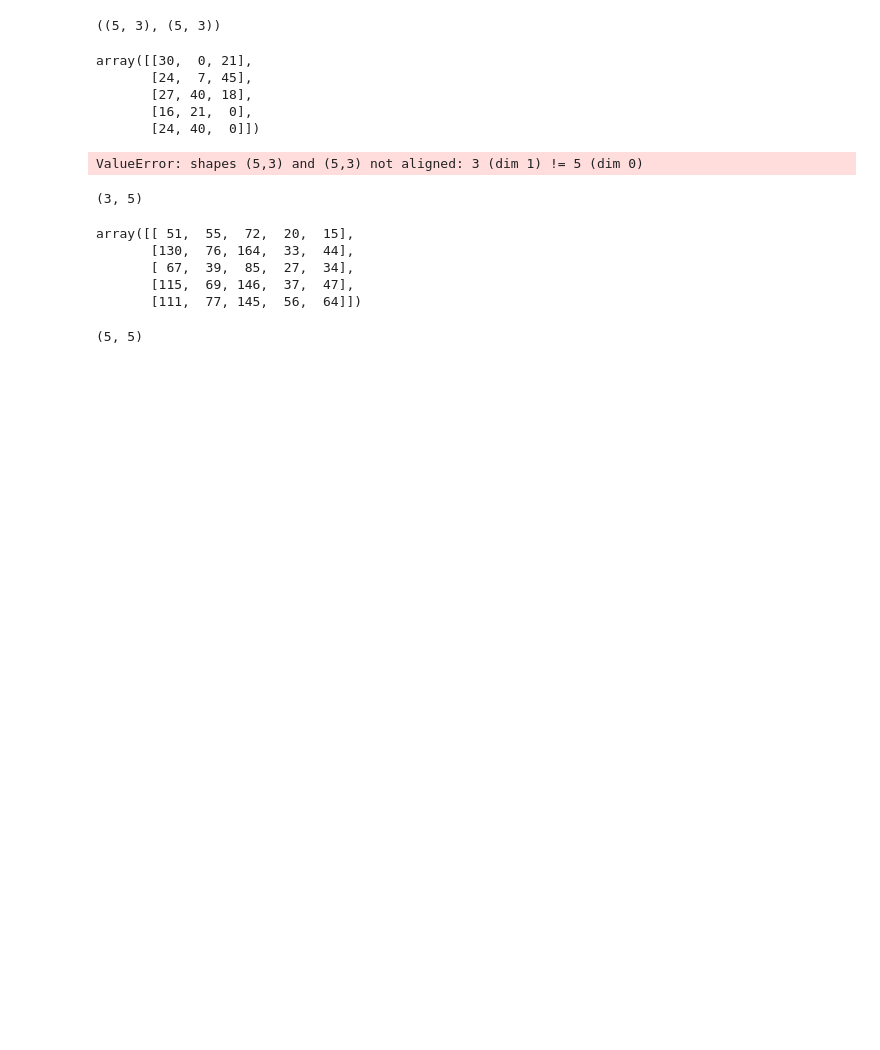
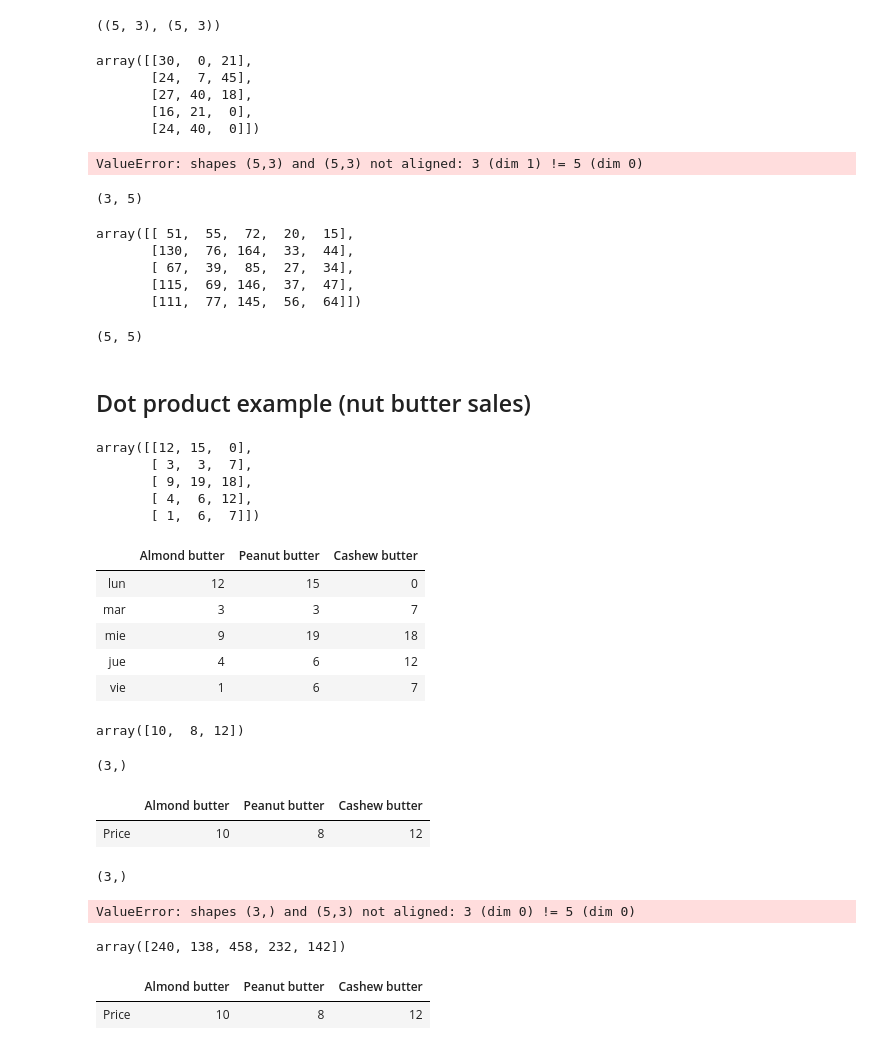
Before and after one commit to UlisesJuarez/Machine-learning-Introduction, a Jupyter notebook: NumPy/introduction-to-numpy.ipynb, the cells around one changed output. Cells and saved outputs as stored; diff of their text form; code cells hidden in the pictures; blank space fills up the shorter version.

```diff
--- a/NumPy/introduction-to-numpy.ipynb
+++ b/NumPy/introduction-to-numpy.ipynb
@@ -643,3 +643,16 @@ array([[ 51,  55,  72,  20,  15],
 mat3.shape
 # %% [output]
 (5, 5)
+# %% [markdown]
+## Dot product example (nut butter sales)
+# %%
+np.random.seed(0)
+# number of jars sold
+sales_amounts=np.random.randint(20,size=(5,3))
+sales_amounts
+# %% [output]
+array([[12, 15,  0],
+       [ 3,  3,  7],
+       [ 9, 19, 18],
+       [ 4,  6, 12],
+       [ 1,  6,  7]])
@@ -645,0 +661,52 @@ mat3.shape
+# %%
+#Create weekly_sales DataFrame
+weekly_sales=pd.DataFrame(sales_amounts,
+                         index=["lun","mar","mie", "jue","vie"],
+                         columns=["Almond butter","Peanut butter","Cashew butter"])
+weekly_sales
+# %% [output]
+|  | Almond butter | Peanut butter | Cashew butter |
+| lun | 12 | 15 | 0 |
+| mar | 3 | 3 | 7 |
+| mie | 9 | 19 | 18 |
+| jue | 4 | 6 | 12 |
+| vie | 1 | 6 | 7 |
+# %%
+# create prices array
+prices=np.array([10,8,12])
+prices
+# %% [output]
+array([10,  8, 12])
+# %%
+prices.shape
+# %% [output]
+(3,)
+# %%
+# create butter_prices DataFrame
+butter_prices=pd.DataFrame(prices.reshape(1,3),
+                            index=["Price"],
+                            columns=["Almond butter","Peanut butter","Cashew butter"])
+butter_prices
+# %% [output]
+|  | Almond butter | Peanut butter | Cashew butter |
+| Price | 10 | 8 | 12 |
+# %%
+prices.shape
+# %% [output]
+(3,)
+# %%
+total_sales=prices.dot(sales_amounts)
+# %% [output]
+ValueError: shapes (3,) and (5,3) not aligned: 3 (dim 0) != 5 (dim 0)
+# %%
+# shape aren't aligned, let's transpose
+total_sales=prices.dot(sales_amounts.T)
+total_sales
+# %% [output]
+array([240, 138, 458, 232, 142])
+# %%
+# Create daily sales
+butter_prices
+# %% [output]
+|  | Almond butter | Peanut butter | Cashew butter |
+| Price | 10 | 8 | 12 |
```
Also changed, not shown: parts of 8 cells of this notebook.
